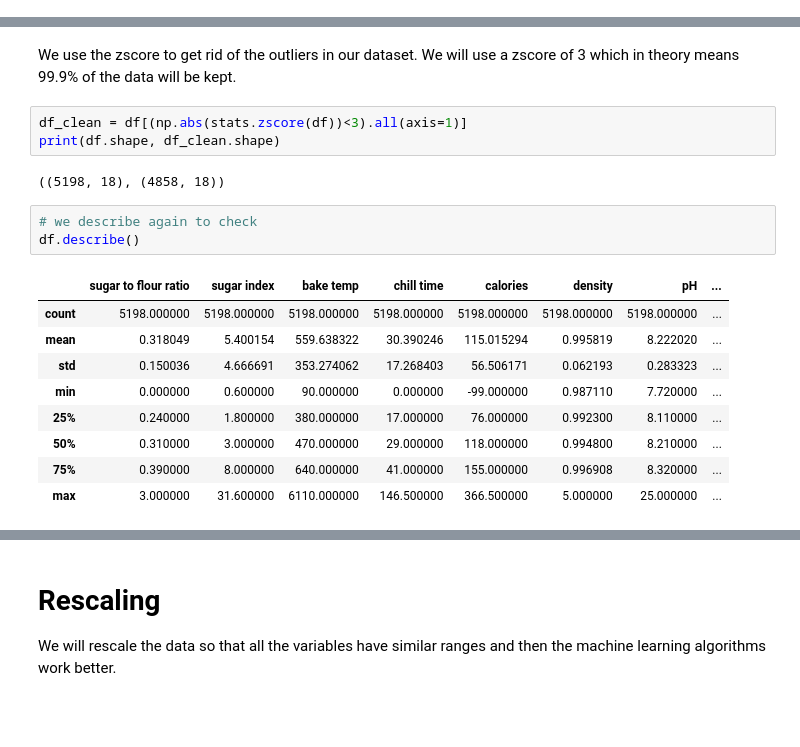
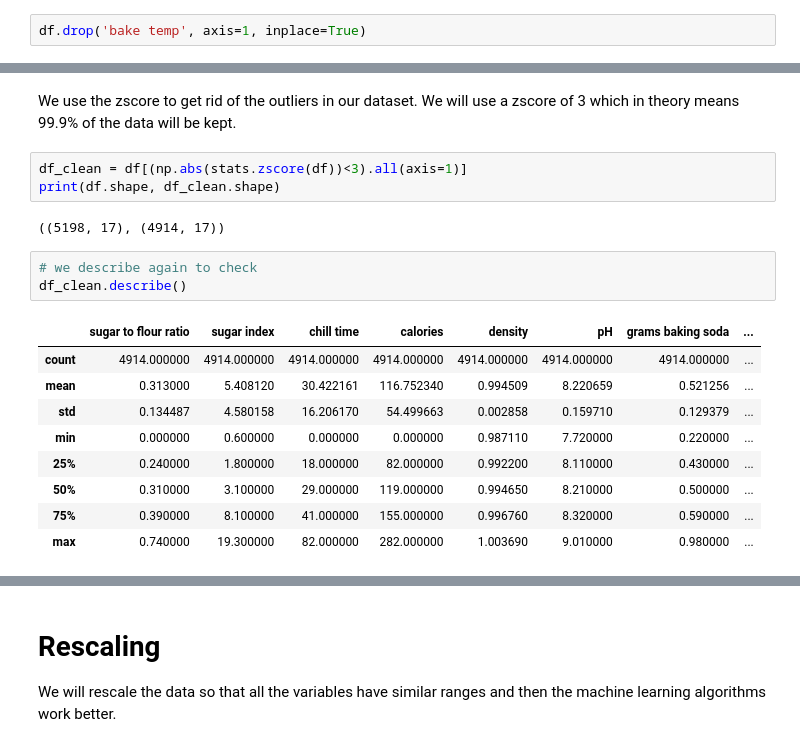
Before and after one commit to miquelpetit/Cookie-Flea-ML, a Jupyter notebook: our-code.ipynb, the cells around one changed output, grey strips where cells are left out. Saved outputs shown, nothing was run; the diff lists cells and outputs as text; blank space fills up the shorter version.

```diff
--- a/our-code.ipynb
+++ b/our-code.ipynb
@@ -257,3 +259,5 @@ df.describe()
+# %%
+df.drop('bake temp', axis=1, inplace=True)
 # %% [markdown]
 The column diameter is useless as it only has one value: 7. It does not give us any information so we will drop it.
 The same happens with the aesthetic one, it has two values but just an insignificant quantity of 4.
@@ -276,17 +280,17 @@ We use the zscore to get rid of the outliers in our dataset. We will use a zscor
 df_clean = df[(np.abs(stats.zscore(df))<3).all(axis=1)]
 print(df.shape, df_clean.shape)
 # %% [output]
-((5198, 18), (4858, 18))
+((5198, 17), (4914, 17))
 # %%
 # we describe again to check
-df.describe()
+df_clean.describe()
 # %% [output]
-|  | sugar to flour ratio | sugar index | bake temp | chill time | calories | density | pH | ... |
-| count | 5198.000000 | 5198.000000 | 5198.000000 | 5198.000000 | 5198.000000 | 5198.000000 | 5198.000000 | ... |
-| mean | 0.318049 | 5.400154 | 559.638322 | 30.390246 | 115.015294 | 0.995819 | 8.222020 | ... |
-| std | 0.150036 | 4.666691 | 353.274062 | 17.268403 | 56.506171 | 0.062193 | 0.283323 | ... |
-| min | 0.000000 | 0.600000 | 90.000000 | 0.000000 | -99.000000 | 0.987110 | 7.720000 | ... |
-| 25% | 0.240000 | 1.800000 | 380.000000 | 17.000000 | 76.000000 | 0.992300 | 8.110000 | ... |
-| 50% | 0.310000 | 3.000000 | 470.000000 | 29.000000 | 118.000000 | 0.994800 | 8.210000 | ... |
-| 75% | 0.390000 | 8.000000 | 640.000000 | 41.000000 | 155.000000 | 0.996908 | 8.320000 | ... |
-| max | 3.000000 | 31.600000 | 6110.000000 | 146.500000 | 366.500000 | 5.000000 | 25.000000 | ... |
+|  | sugar to flour ratio | sugar index | chill time | calories | density | pH | grams baking soda | ... |
+| count | 4914.000000 | 4914.000000 | 4914.000000 | 4914.000000 | 4914.000000 | 4914.000000 | 4914.000000 | ... |
+| mean | 0.313000 | 5.408120 | 30.422161 | 116.752340 | 0.994509 | 8.220659 | 0.521256 | ... |
+| std | 0.134487 | 4.580158 | 16.206170 | 54.499663 | 0.002858 | 0.159710 | 0.129379 | ... |
+| min | 0.000000 | 0.600000 | 0.000000 | 0.000000 | 0.987110 | 7.720000 | 0.220000 | ... |
+| 25% | 0.240000 | 1.800000 | 18.000000 | 82.000000 | 0.992200 | 8.110000 | 0.430000 | ... |
+| 50% | 0.310000 | 3.100000 | 29.000000 | 119.000000 | 0.994650 | 8.210000 | 0.500000 | ... |
+| 75% | 0.390000 | 8.100000 | 41.000000 | 155.000000 | 0.996760 | 8.320000 | 0.590000 | ... |
+| max | 0.740000 | 19.300000 | 82.000000 | 282.000000 | 1.003690 | 9.010000 | 0.980000 | ... |
```
Also changed, not shown: parts of 8 cells of this notebook.
